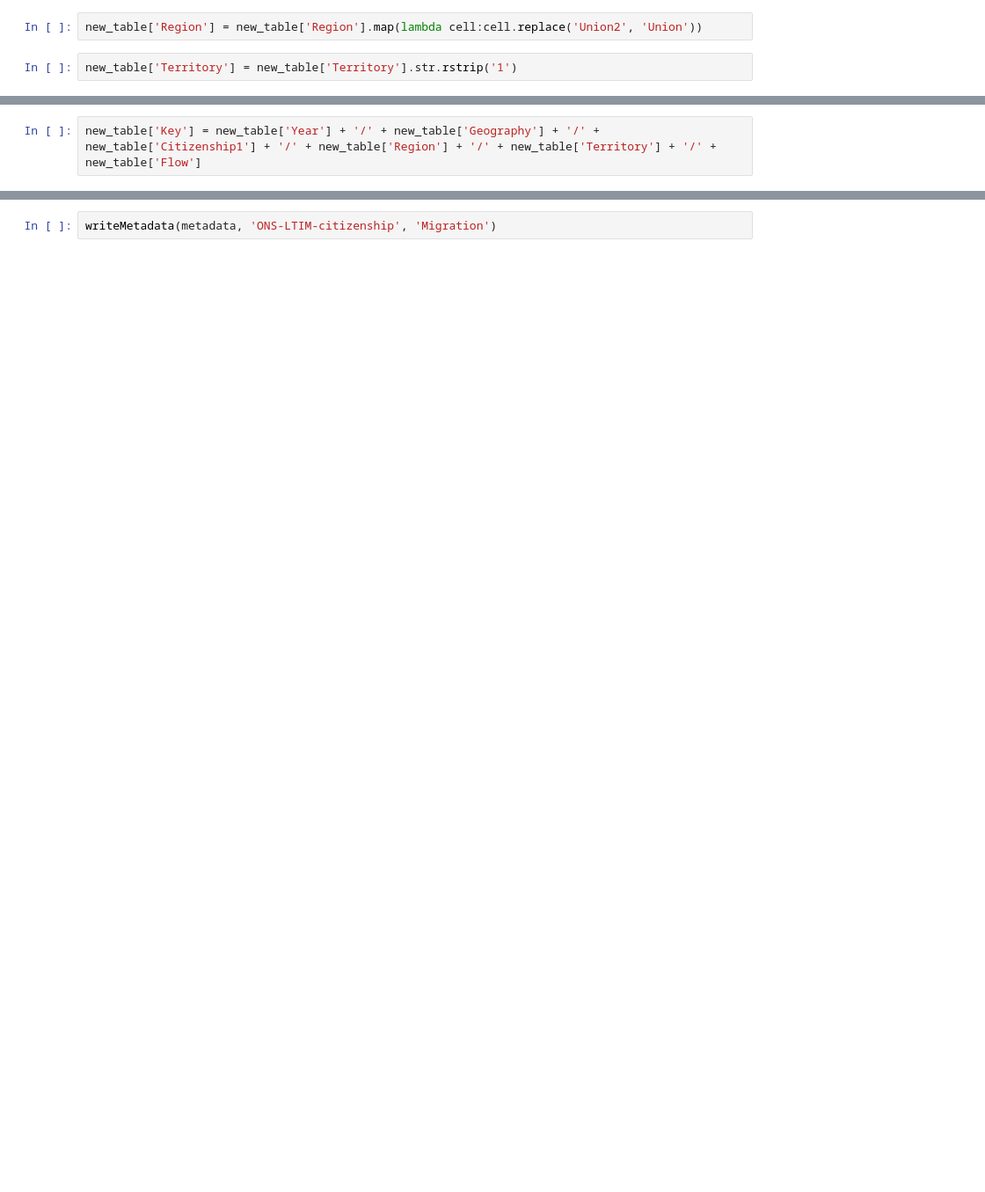
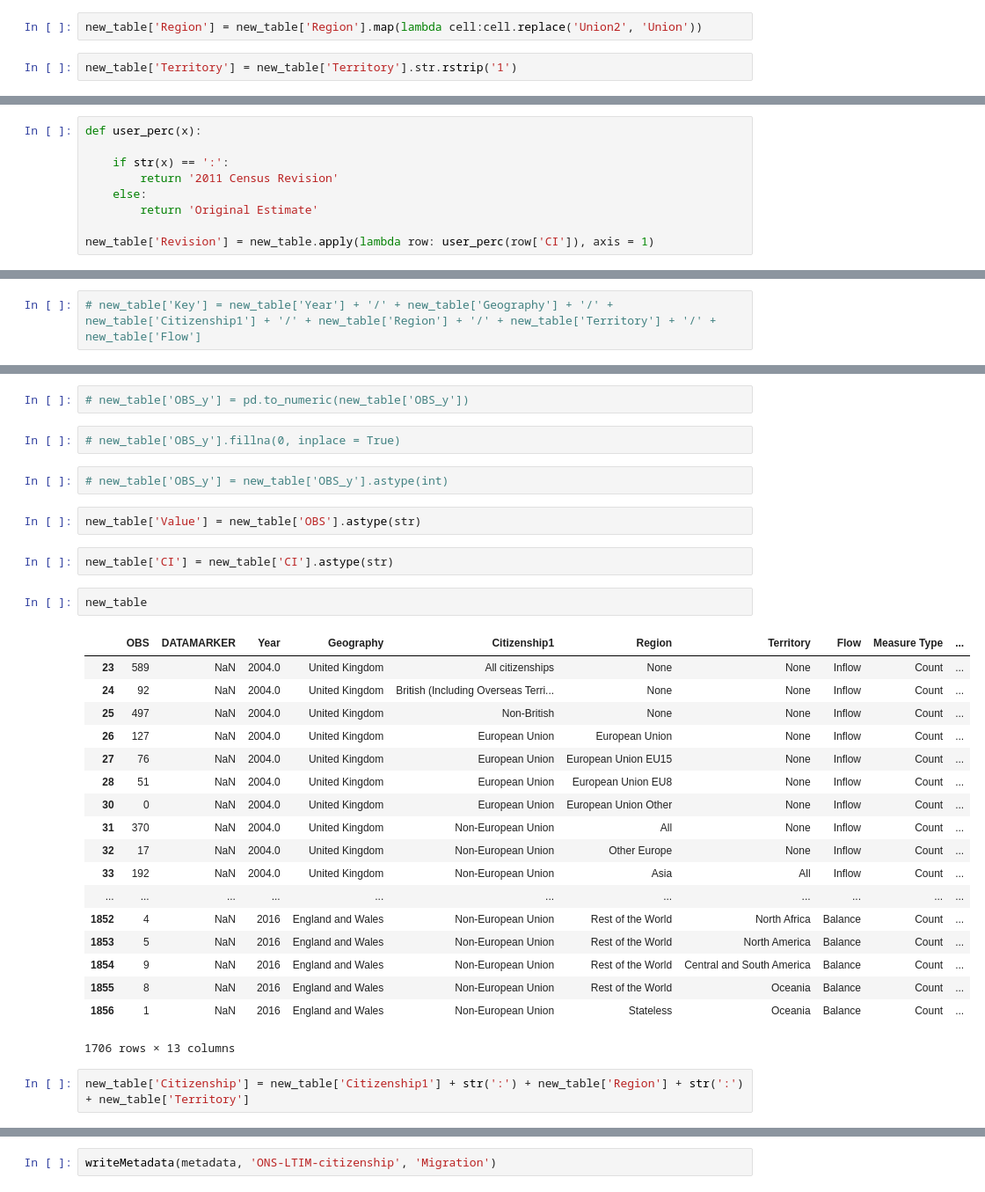
Before and after one commit to GSS-Cogs/ONS-LTIM-citizenship, a Jupyter notebook: Long-term international migration 2.01a tidydata.ipynb, the cells around one changed output, grey strips where cells are left out. Shown at 88% size. Drawn from its saved outputs; the diff is of its cells as text; blank space fills up the shorter version.

```diff
--- a/Long-term international migration 2.01a tidydata.ipynb
+++ b/Long-term international migration 2.01a tidydata.ipynb
@@ -214,0 +252,9 @@ new_table
+# %%
+def user_perc(x):
+
+    if str(x) == ':':
+        return '2011 Census Revision'
+    else:
+        return 'Original Estimate'
+
+new_table['Revision'] = new_table.apply(lambda row: user_perc(row['CI']), axis = 1)
@@ -215,3 +270,3 @@ new_table
 # %%
-new_table['Key'] = new_table['Year'] + '/' + new_table['Geography'] + '/' + new_table['Citizenship1'] + '/' + new_table['Region'] + '/' + new_table['Territory'] + '/' + new_table['Flow']
+# new_table['Key'] = new_table['Year'] + '/' + new_table['Geography'] + '/' + new_table['Citizenship1'] + '/' + new_table['Region'] + '/' + new_table['Territory'] + '/' + new_table['Flow']
 # %%
@@ -218,0 +288,33 @@ Final_table = pd.merge(new_table, new_table[['Key', 'OBS', 'Tag']], how = 'left'
+# %%
+# new_table['OBS_y'] = pd.to_numeric(new_table['OBS_y'])
+# %%
+# new_table['OBS_y'].fillna(0, inplace = True)
+# %%
+# new_table['OBS_y'] = new_table['OBS_y'].astype(int)
+# %%
+new_table['Value'] = new_table['OBS'].astype(str)
+# %%
+new_table['CI'] = new_table['CI'].astype(str)
+# %%
+new_table
+# %% [output]
+|  | OBS | DATAMARKER | Year | Geography | Citizenship1 | Region | Territory | Flow | Measure Type | ... |
+| 23 | 589 | NaN | 2004.0 | United Kingdom | All citizenships | None | None | Inflow | Count | ... |
+| 24 | 92 | NaN | 2004.0 | United Kingdom | British (Including Overseas Terri... | None | None | Inflow | Count | ... |
+| 25 | 497 | NaN | 2004.0 | United Kingdom | Non-British | None | None | Inflow | Count | ... |
+| 26 | 127 | NaN | 2004.0 | United Kingdom | European Union | European Union | None | Inflow | Count | ... |
+| 27 | 76 | NaN | 2004.0 | United Kingdom | European Union | European Union EU15 | None | Inflow | Count | ... |
+| 28 | 51 | NaN | 2004.0 | United Kingdom | European Union | European Union EU8 | None | Inflow | Count | ... |
+| 30 | 0 | NaN | 2004.0 | United Kingdom | European Union | European Union Other | None | Inflow | Count | ... |
+| 31 | 370 | NaN | 2004.0 | United Kingdom | Non-European Union | All | None | Inflow | Count | ... |
+| 32 | 17 | NaN | 2004.0 | United Kingdom | Non-European Union | Other Europe | None | Inflow | Count | ... |
+| 33 | 192 | NaN | 2004.0 | United Kingdom | Non-European Union | Asia | All | Inflow | Count | ... |
+| ... | ... | ... | ... | ... | ... | ... | ... | ... | ... | ... |
+| 1852 | 4 | NaN | 2016 | England and Wales | Non-European Union | Rest of the World | North Africa | Balance | Count | ... |
+| 1853 | 5 | NaN | 2016 | England and Wales | Non-European Union | Rest of the World | North America | Balance | Count | ... |
+| 1854 | 9 | NaN | 2016 | England and Wales | Non-European Union | Rest of the World | Central and South America | Balance | Count | ... |
+| 1855 | 8 | NaN | 2016 | England and Wales | Non-European Union | Rest of the World | Oceania | Balance | Count | ... |
+| 1856 | 1 | NaN | 2016 | England and Wales | Non-European Union | Stateless | Oceania | Balance | Count | ... |
+1706 rows × 13 columns
+# %%
+new_table['Citizenship'] = new_table['Citizenship1'] + str(':') + new_table['Region'] + str(':') + new_table['Territory']
```
Also changed, not shown: parts of 81 cells of this notebook.
